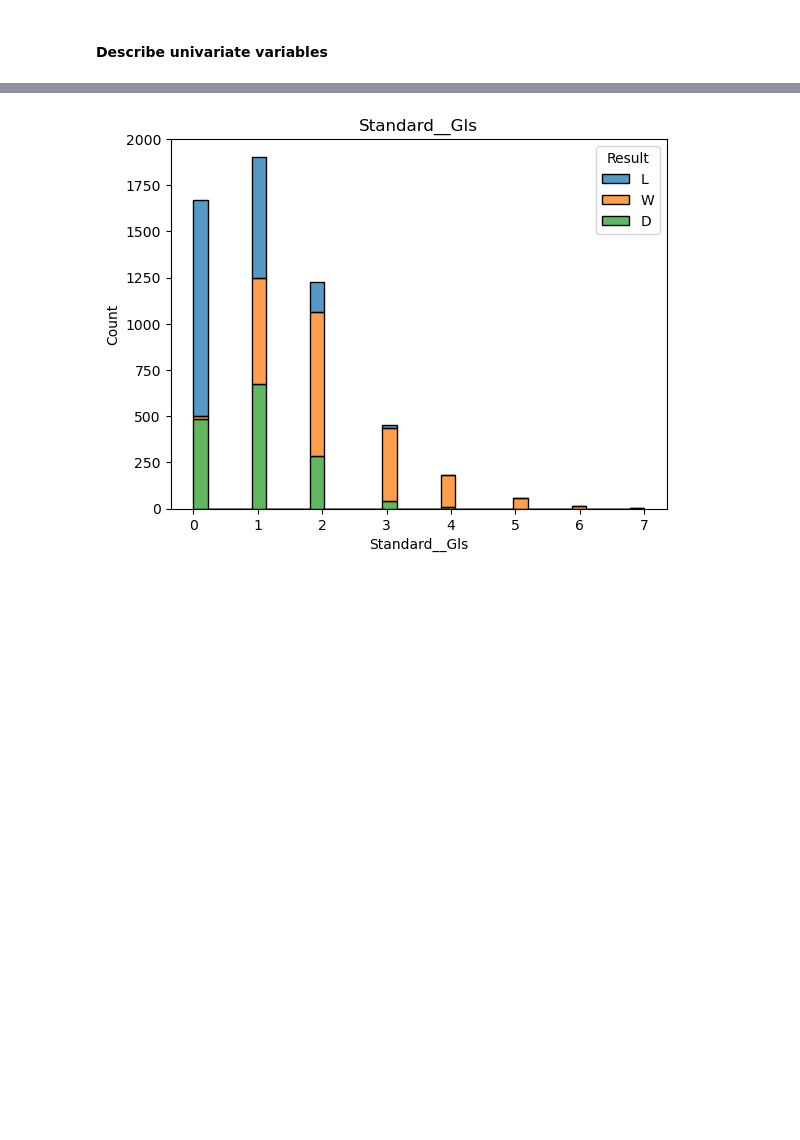
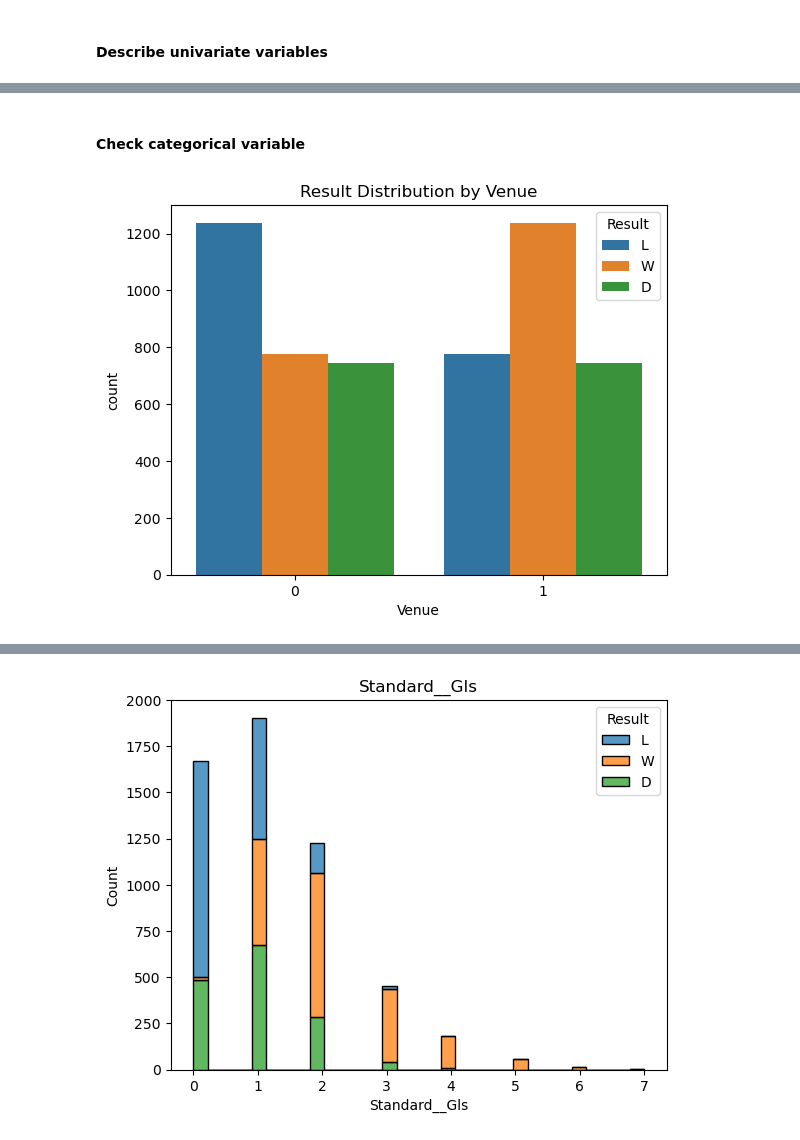
Before and after one commit to DSAI-Creator/Football-Match-Prediction, a Jupyter notebook: src/eda/eda.ipynb, the cells around one changed output, grey strips where cells are left out. Cells and saved outputs as stored; diff of their text form; code cells hidden in the pictures; blank space fills up the shorter version.

```diff
--- a/src/eda/eda.ipynb
+++ b/src/eda/eda.ipynb
@@ -504,0 +481,10 @@ df2.describe()
+# %% [markdown]
+#### Check categorical variable
+# %%
+import seaborn as sns
+
+sns.countplot(data=df2, x='Venue', hue='Result')
+plt.title('Result Distribution by Venue')
+plt.show()
+# %% [output]
+[figure, added]
```
Also changed, not shown: parts of 42 cells of this notebook, 1 other file.
